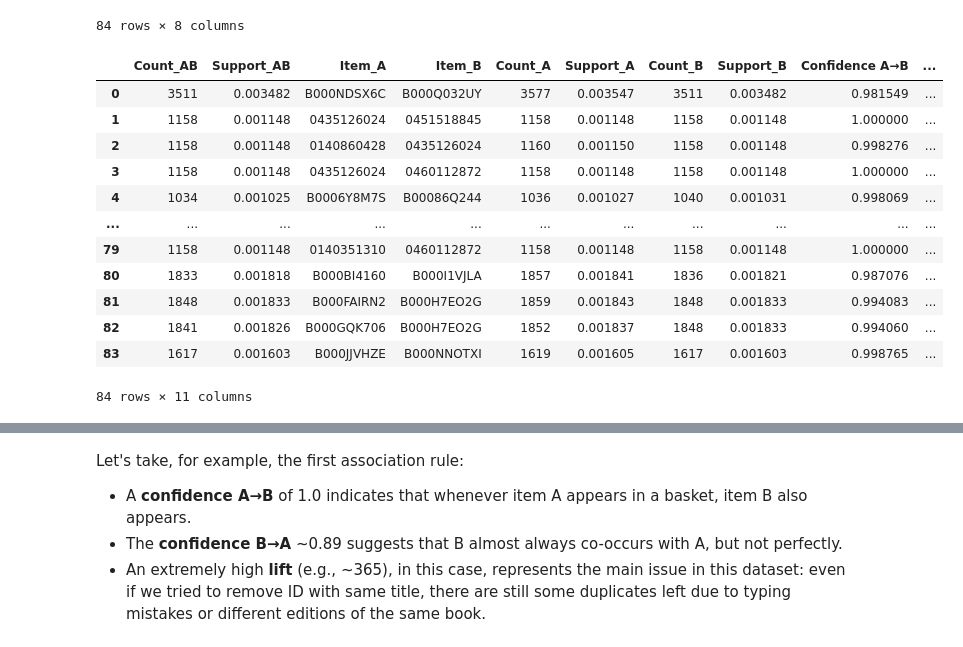
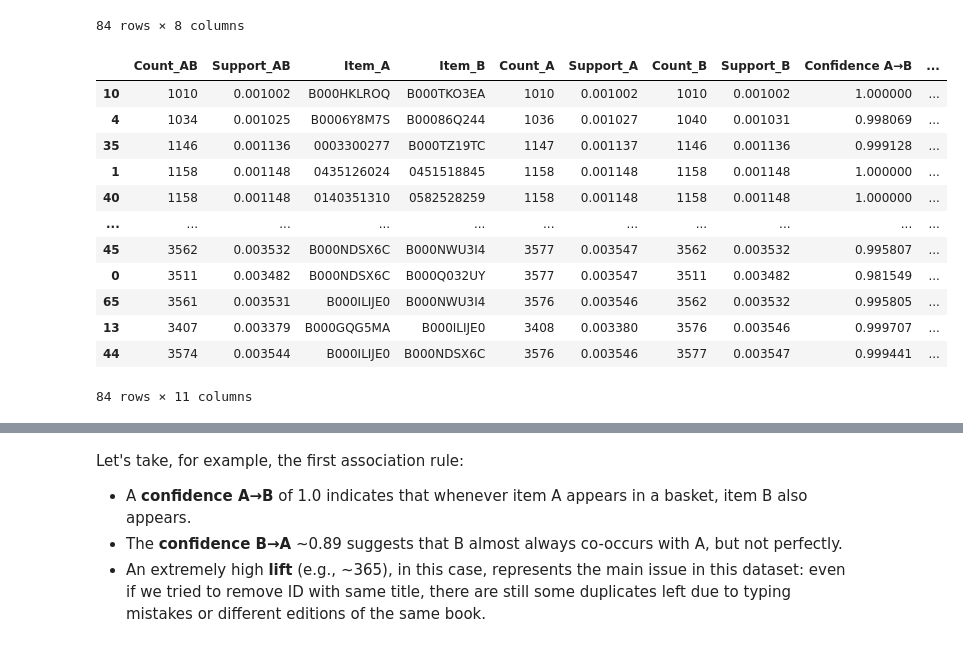
Before and after one commit to lorispalmarin/marketbasket_PL, a Jupyter notebook: main.ipynb, the cells around one changed output, grey strips where cells are left out. Drawn from its saved outputs; the diff is of its cells as text; code cells hidden in the pictures.

```diff
--- a/main.ipynb
+++ b/main.ipynb
@@ -689,20 +710,20 @@ df_pairs
 # %%
 df_pairs['Confidence A→B'] = df_pairs['Support_AB'] / df_pairs['Support_A']
 df_pairs['Confidence B→A'] = df_pairs['Support_AB'] / df_pairs['Support_B']
 df_pairs['Lift'] = df_pairs['Confidence A→B'] / (df_pairs['Support_B'])
 
-df_pairs
+df_pairs.sort_values(by='Lift', ascending=False)
 # %% [output]
 |  | Count_AB | Support_AB | Item_A | Item_B | Count_A | Support_A | Count_B | Support_B | Confidence A→B | ... |
+| 10 | 1010 | 0.001002 | B000HKLROQ | B000TKO3EA | 1010 | 0.001002 | 1010 | 0.001002 | 1.000000 | ... |
+| 4 | 1034 | 0.001025 | B0006Y8M7S | B00086Q244 | 1036 | 0.001027 | 1040 | 0.001031 | 0.998069 | ... |
+| 35 | 1146 | 0.001136 | 0003300277 | B000TZ19TC | 1147 | 0.001137 | 1146 | 0.001136 | 0.999128 | ... |
+| 1 | 1158 | 0.001148 | 0435126024 | 0451518845 | 1158 | 0.001148 | 1158 | 0.001148 | 1.000000 | ... |
+| 40 | 1158 | 0.001148 | 0140351310 | 0582528259 | 1158 | 0.001148 | 1158 | 0.001148 | 1.000000 | ... |
+| ... | ... | ... | ... | ... | ... | ... | ... | ... | ... | ... |
+| 45 | 3562 | 0.003532 | B000NDSX6C | B000NWU3I4 | 3577 | 0.003547 | 3562 | 0.003532 | 0.995807 | ... |
 | 0 | 3511 | 0.003482 | B000NDSX6C | B000Q032UY | 3577 | 0.003547 | 3511 | 0.003482 | 0.981549 | ... |
-| 1 | 1158 | 0.001148 | 0435126024 | 0451518845 | 1158 | 0.001148 | 1158 | 0.001148 | 1.000000 | ... |
-| 2 | 1158 | 0.001148 | 0140860428 | 0435126024 | 1160 | 0.001150 | 1158 | 0.001148 | 0.998276 | ... |
-| 3 | 1158 | 0.001148 | 0435126024 | 0460112872 | 1158 | 0.001148 | 1158 | 0.001148 | 1.000000 | ... |
-| 4 | 1034 | 0.001025 | B0006Y8M7S | B00086Q244 | 1036 | 0.001027 | 1040 | 0.001031 | 0.998069 | ... |
-| ... | ... | ... | ... | ... | ... | ... | ... | ... | ... | ... |
-| 79 | 1158 | 0.001148 | 0140351310 | 0460112872 | 1158 | 0.001148 | 1158 | 0.001148 | 1.000000 | ... |
-| 80 | 1833 | 0.001818 | B000BI4160 | B000I1VJLA | 1857 | 0.001841 | 1836 | 0.001821 | 0.987076 | ... |
-| 81 | 1848 | 0.001833 | B000FAIRN2 | B000H7EO2G | 1859 | 0.001843 | 1848 | 0.001833 | 0.994083 | ... |
-| 82 | 1841 | 0.001826 | B000GQK706 | B000H7EO2G | 1852 | 0.001837 | 1848 | 0.001833 | 0.994060 | ... |
-| 83 | 1617 | 0.001603 | B000JJVHZE | B000NNOTXI | 1619 | 0.001605 | 1617 | 0.001603 | 0.998765 | ... |
+| 65 | 3561 | 0.003531 | B000ILIJE0 | B000NWU3I4 | 3576 | 0.003546 | 3562 | 0.003532 | 0.995805 | ... |
+| 13 | 3407 | 0.003379 | B000GQG5MA | B000ILIJE0 | 3408 | 0.003380 | 3576 | 0.003546 | 0.999707 | ... |
+| 44 | 3574 | 0.003544 | B000ILIJE0 | B000NDSX6C | 3576 | 0.003546 | 3577 | 0.003547 | 0.999441 | ... |
 84 rows × 11 columns
```
Also changed, not shown: parts of 19 cells of this notebook.
